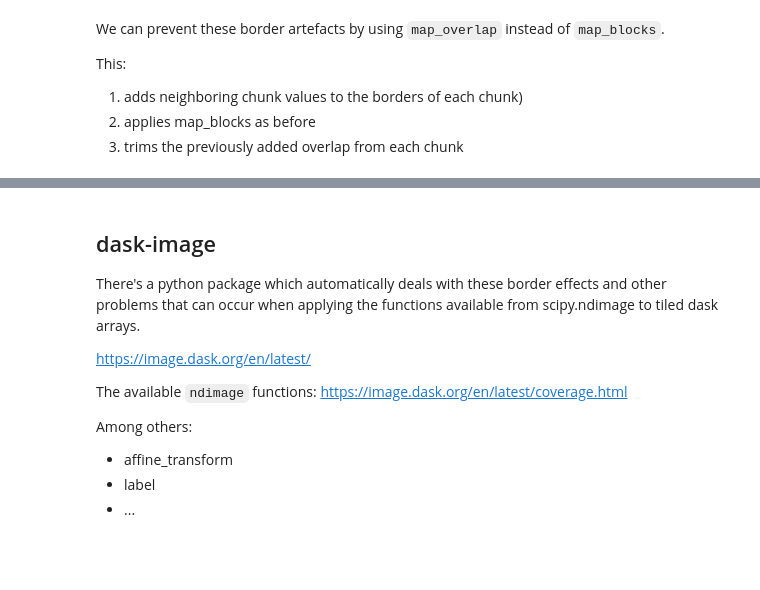
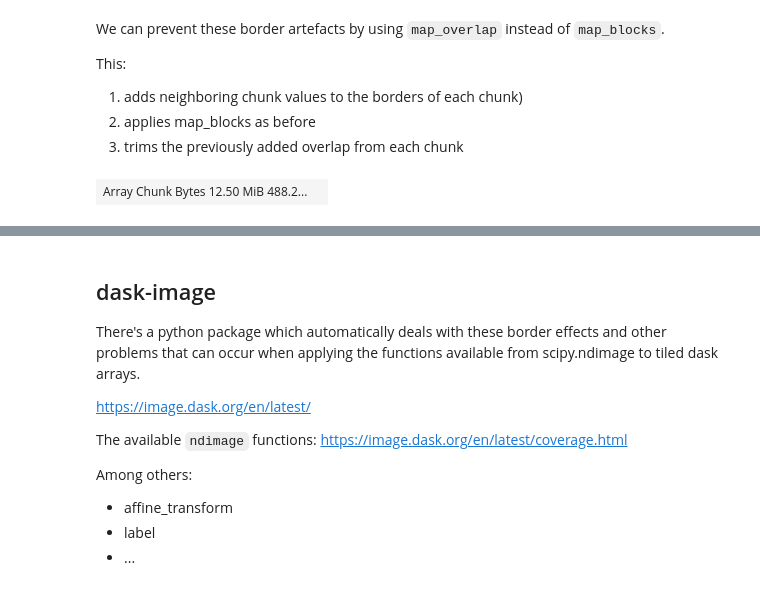
Before and after one commit to BiAPoL/PoL-BioImage-Analysis-TS-GPU-Accelerated-Image-Analysis, a Jupyter notebook: docs/80_image_analysis_with_dask/2_dask_image.ipynb, the cells around one changed output, grey strips where cells are left out. Saved outputs shown, nothing was run; the diff lists cells and outputs as text; code cells hidden in the pictures; blank space fills up the shorter version.

```diff
--- a/docs/80_image_analysis_with_dask/2_dask_image.ipynb
+++ b/docs/80_image_analysis_with_dask/2_dask_image.ipynb
@@ -73,12 +99,14 @@ This:
 # %%
 filtered_overlap = \
     da.map_overlap(
             ndimage.gaussian_filter, # the function to apply to each chunk
             img_da, # the array to apply the function to
             sigma=5, # arguments to the function
             mode='constant',
-            depth={0: 11, 1: 11}
+            depth=11,
             )
 filtered_overlap
+# %% [output]
+| Array Chunk Bytes 12.50 MiB 488.2... |  |
 # %%
 tifffile.imshow(filtered_overlap.compute())
```
Also changed, not shown: parts of 13 cells of this notebook, 6 other files.
